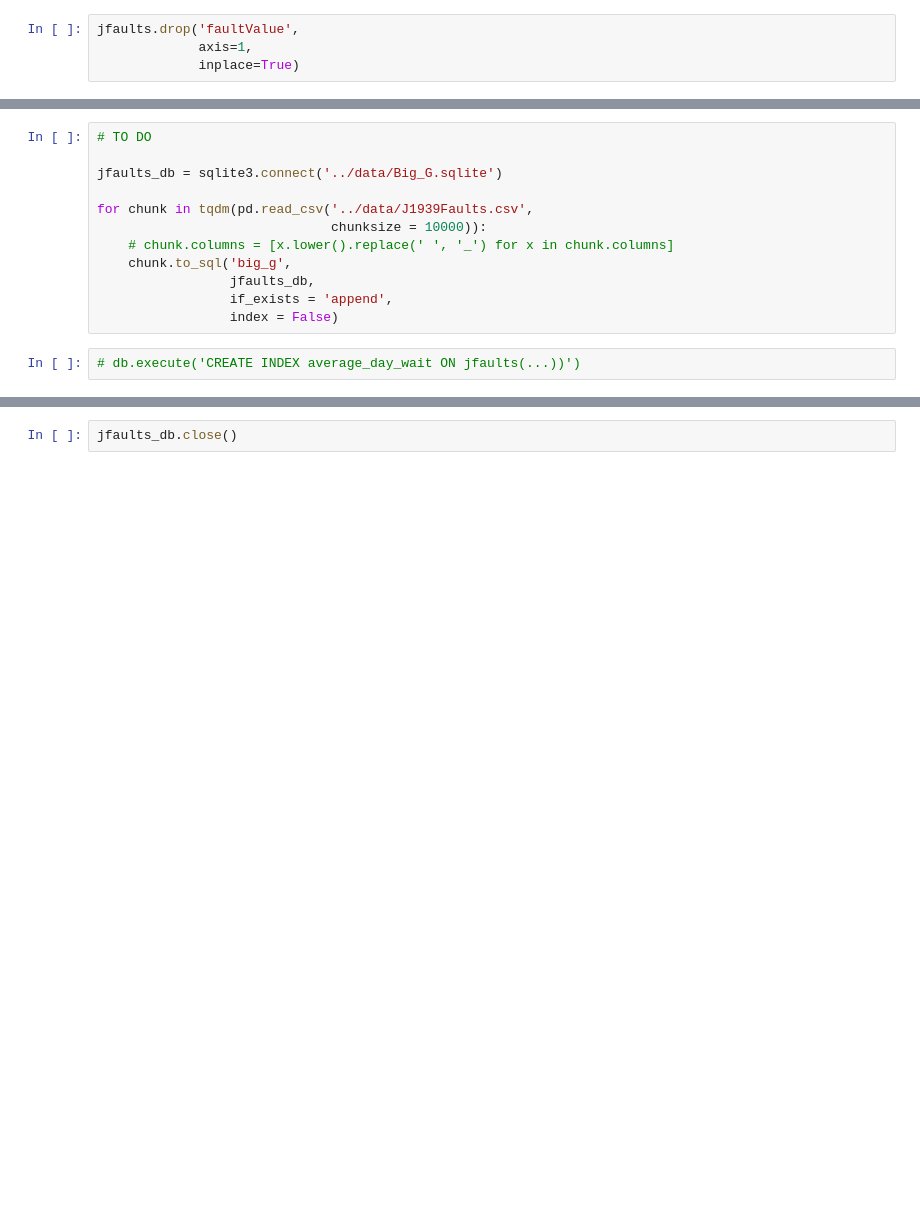
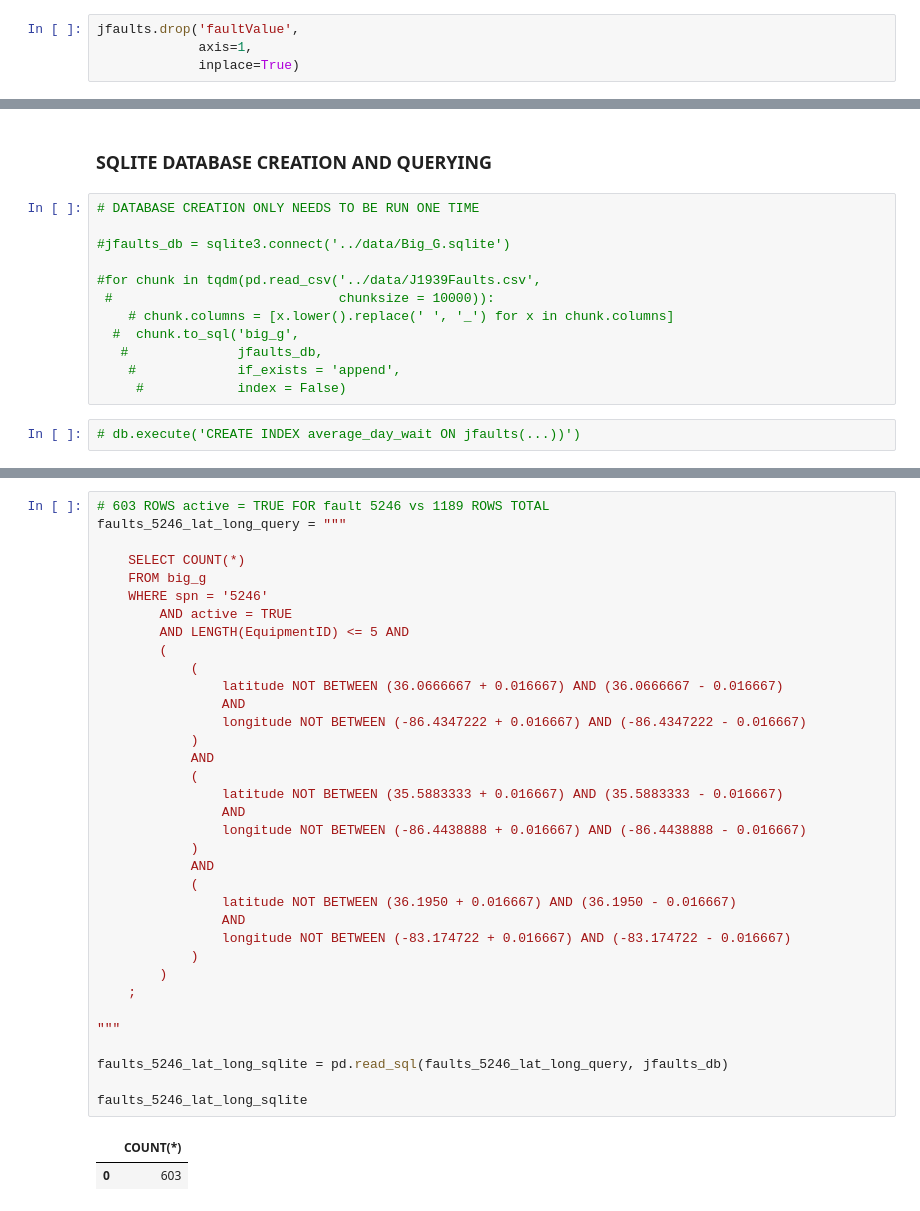
Before and after one commit to nss-data-science-cohort-5/big_g_express-roll_on_eighteen_wheelers, a Jupyter notebook: notebooks/big_g_eda_2022-04-05_v1_RK.ipynb, the cells around one changed output, grey strips where cells are left out. Saved outputs shown, nothing was run; the diff lists cells and outputs as text; blank space fills up the shorter version.

```diff
--- a/notebooks/big_g_eda_2022-04-05_v1_RK.ipynb
+++ b/notebooks/big_g_eda_2022-04-05_v1_RK.ipynb
@@ -85,18 +95,20 @@ jfaults.head()
 | 2 | 3 | 990364 | 2015-02-21 11:35:31.000 | Incorrect Data Steering Wheel Angle | unknown | unknown | unknown | ... |
 | 3 | 4 | 990370 | 2015-02-21 11:35:33.000 | Incorrect Data Steering Wheel Angle | unknown | unknown | unknown | ... |
 | 4 | 5 | 990416 | 2015-02-21 11:39:41.000 | NaN | 22281684P01*22357957P01*22362082P01* | 13063430 | 0USA13_13_0415_2238A | ... |
+# %% [markdown]
+### SQLITE DATABASE CREATION AND QUERYING
 # %%
-# TO DO
+# DATABASE CREATION ONLY NEEDS TO BE RUN ONE TIME
 
-jfaults_db = sqlite3.connect('../data/Big_G.sqlite')
+#jfaults_db = sqlite3.connect('../data/Big_G.sqlite')
 
-for chunk in tqdm(pd.read_csv('../data/J1939Faults.csv',
-                              chunksize = 10000)):
+#for chunk in tqdm(pd.read_csv('../data/J1939Faults.csv',
+ #                             chunksize = 10000)):
     # chunk.columns = [x.lower().replace(' ', '_') for x in chunk.columns]
-    chunk.to_sql('big_g',
-                 jfaults_db,
-                 if_exists = 'append',
-                 index = False)
+  #  chunk.to_sql('big_g',
+   #              jfaults_db,
+    #             if_exists = 'append',
+     #            index = False)
 # %%
 # db.execute('CREATE INDEX average_day_wait ON jfaults(...))')
 # %%
@@ -116,5 +128,41 @@ jfaults_sqlite.head()
 | 2 | 3 | 990364 | 2015-02-21 11:35:31.000 | Incorrect Data Steering Wheel Angle | None | unknown | ... |
 | 3 | 4 | 990370 | 2015-02-21 11:35:33.000 | Incorrect Data Steering Wheel Angle | None | unknown | ... |
 | 4 | 5 | 990416 | 2015-02-21 11:39:41.000 | None | None | 22281684P01*22357957P01*22362082P01* | ... |
-# %%
-jfaults_db.close()
+# %%
+# 603 ROWS active = TRUE FOR fault 5246 vs 1189 ROWS TOTAL
+faults_5246_lat_long_query = """
+
+    SELECT COUNT(*)
+    FROM big_g
+    WHERE spn = '5246'
+        AND active = TRUE
+        AND LENGTH(EquipmentID) <= 5 AND
+        (
+            (
+                latitude NOT BETWEEN (36.0666667 + 0.016667) AND (36.0666667 - 0.016667)
+                AND
+                longitude NOT BETWEEN (-86.4347222 + 0.016667) AND (-86.4347222 - 0.016667)
+            )
+            AND
+            (
+                latitude NOT BETWEEN (35.5883333 + 0.016667) AND (35.5883333 - 0.016667)
+                AND
+                longitude NOT BETWEEN (-86.4438888 + 0.016667) AND (-86.4438888 - 0.016667)
+            )
+            AND
+            (
+                latitude NOT BETWEEN (36.1950 + 0.016667) AND (36.1950 - 0.016667)
+                AND
+                longitude NOT BETWEEN (-83.174722 + 0.016667) AND (-83.174722 - 0.016667)
+            )
+        )
+    ;
+
+"""
+
+faults_5246_lat_long_sqlite = pd.read_sql(faults_5246_lat_long_query, jfaults_db)
+
+faults_5246_lat_long_sqlite
+# %% [output]
+|  | COUNT(*) |
+| 0 | 603 |
```
Also changed, not shown: parts of 11 cells of this notebook, 2 other files.
